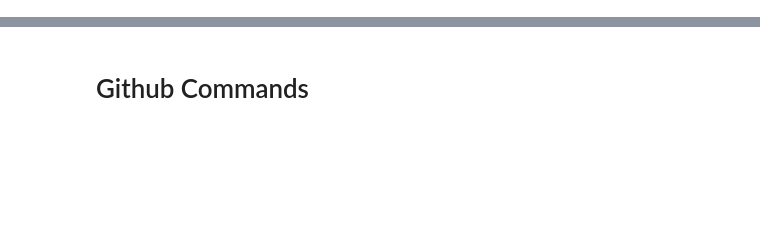
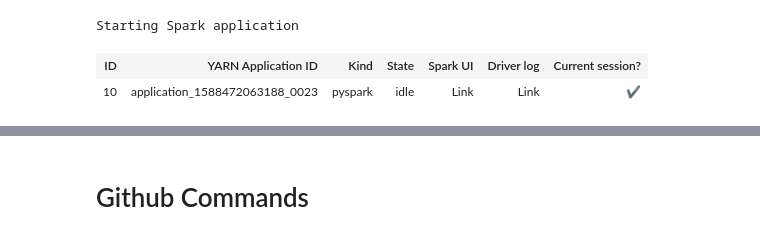
Before and after one commit to zwarshavsky/Sprint-Challenge--Data-Science, a Jupyter notebook: aws_emr/pyspark-bosch.ipynb, the cells around one changed output, grey strips where cells are left out. Cells and saved outputs as stored; diff of their text form; code cells hidden in the pictures; blank space fills up the shorter version.

```diff
--- a/aws_emr/pyspark-bosch.ipynb
+++ b/aws_emr/pyspark-bosch.ipynb
@@ -1,8 +1,26 @@
 # %%
 from pyspark.sql import functions as F
 from pyspark.sql.functions import isnan, when, count, col
 from pyspark.ml.feature import Imputer
 from pyspark.ml.feature import MinMaxScaler
 from pyspark.ml.feature import VectorAssembler
+from pyspark.ml.classification import LogisticRegression
+from pyspark.mllib.util import MLUtils
+from pyspark.mllib.evaluation import MulticlassMetrics
+from pyspark.ml.evaluation import BinaryClassificationEvaluator
+from pyspark.ml.classification import RandomForestClassifier
+sc.install_pypi_package("sklearn")
+sc.install_pypi_package("pandas==0.25.1")
+sc.install_pypi_package("numpy")
+from sklearn.metrics import matthews_corrcoef
+from sklearn.metrics import accuracy_score
+from sklearn.metrics import average_precision_score
+import pandas as pd
+import numpy as np
+from pyspark.mllib.classification import SVMWithSGD, SVMModel
+from pyspark.mllib.regression import LabeledPoint
 # %% [output]
 [interactive output not drawn]
+Starting Spark application
+| ID | YARN Application ID | Kind | State | Spark UI | Driver log | Current session? |
+| 10 | application_1588472063188_0023 | pyspark | idle | Link | Link | ✔ |
```
Also changed, not shown: parts of 118 cells of this notebook, 1 other file.
